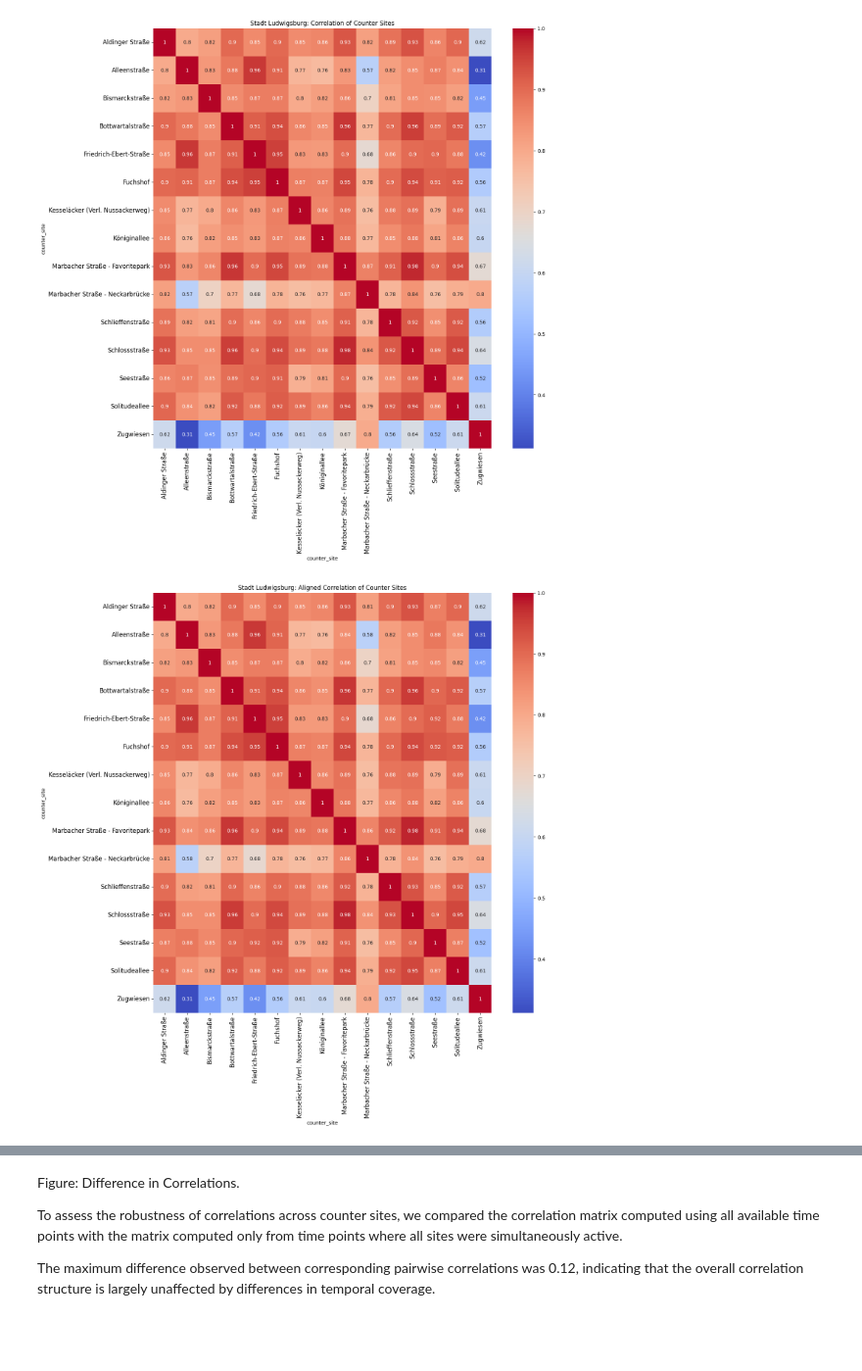
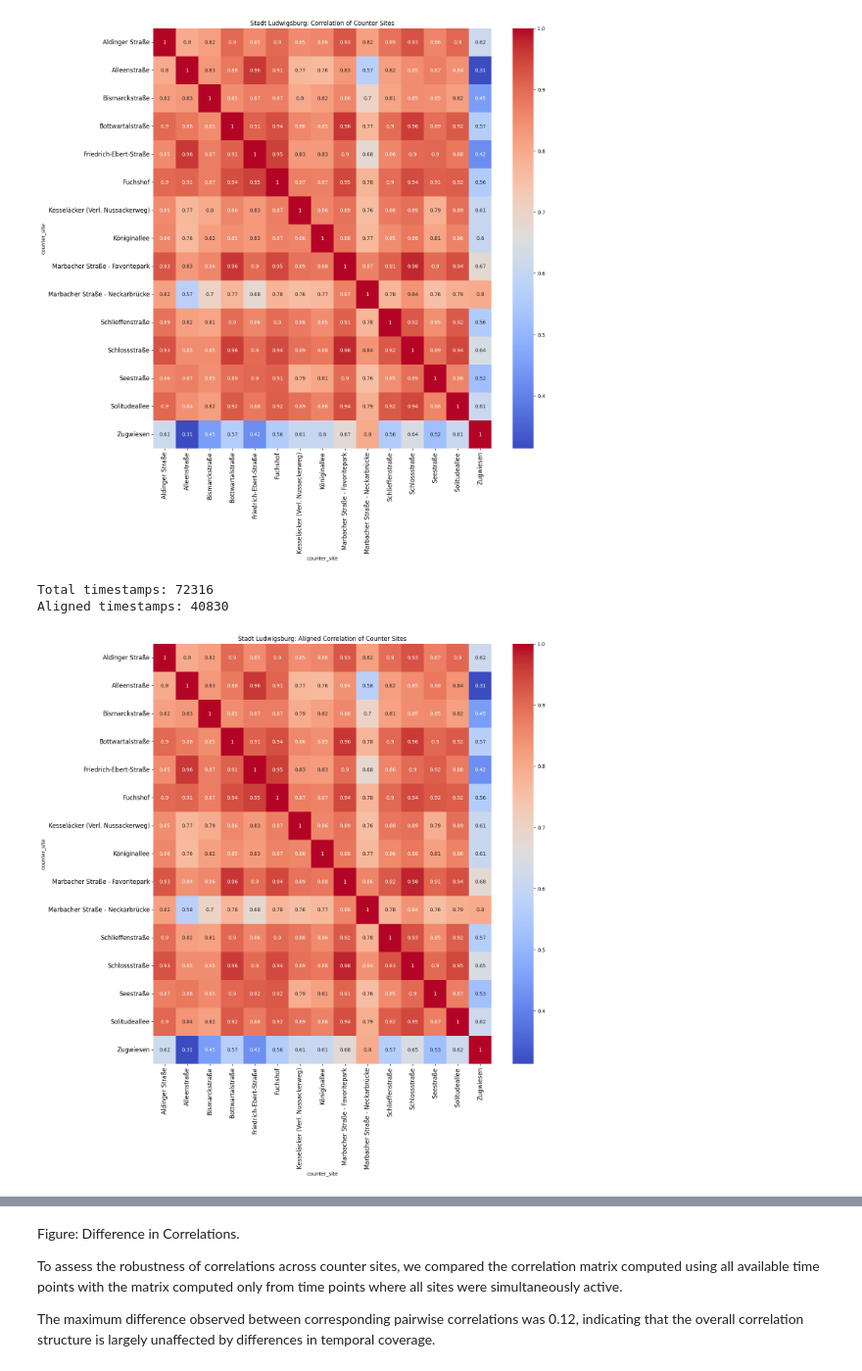
Before and after one commit to cleesee/fahrradzaehler, a Jupyter notebook: notebooks/distcorr/distcorr_updated.ipynb, the cells around one changed output, grey strips where cells are left out. Shown at 98% size. Drawn from its saved outputs; the diff is of its cells as text; code cells hidden in the pictures; blank space fills up the shorter version.

```diff
--- a/notebooks/distcorr/distcorr_updated.ipynb
+++ b/notebooks/distcorr/distcorr_updated.ipynb
@@ -74,6 +94,10 @@ df_all["count"] = df_all[["channels_out", "channels_in", "channels_unknown"]].fi
 # subset of dataframe just for one town
 df_domain = df_all[df_all["domain_name"] == "Stadt Ludwigsburg"] ### change domain name here for other towns
 
+# remove outliers
+max_count = 1000
+df_domain = df_domain[df_domain["count"] <= max_count]
+
 title_domain = df_domain["domain_name"].iloc[0]
 print(title_domain)
 df_domain_grouped = df_domain.groupby("counter_site")
@@ -286,16 +353,22 @@ plt.show()
 # %%
 # 3.3 correlation matrix for just times where all sites have data
 aligned = df_domain_pivot.dropna()
 corr_matrix1 = aligned.corr()
+n_total = len(df_domain_pivot)
+print("Total timestamps:", n_total)
+n_aligned = len(aligned)
+print("Aligned timestamps:", n_aligned)
 
 plt.figure(figsize=(15, 15))
 sns.heatmap(corr_matrix1, annot=True, cmap='coolwarm')
 plt.title(f"{title_domain}: Aligned Correlation of Counter Sites")
 plt.xticks(fontsize=12)
 plt.yticks(fontsize=12)
 plt.show()
 # %% [output]
+Total timestamps: 72316
+Aligned timestamps: 40830
-[figure, old version]
+[figure, new version]
 # %%
 # 3.4 difference between the two correlation matrices
 corr_diff = corr_matrix1 - corr_matrix
```
Also changed, not shown: parts of 8 cells of this notebook.
